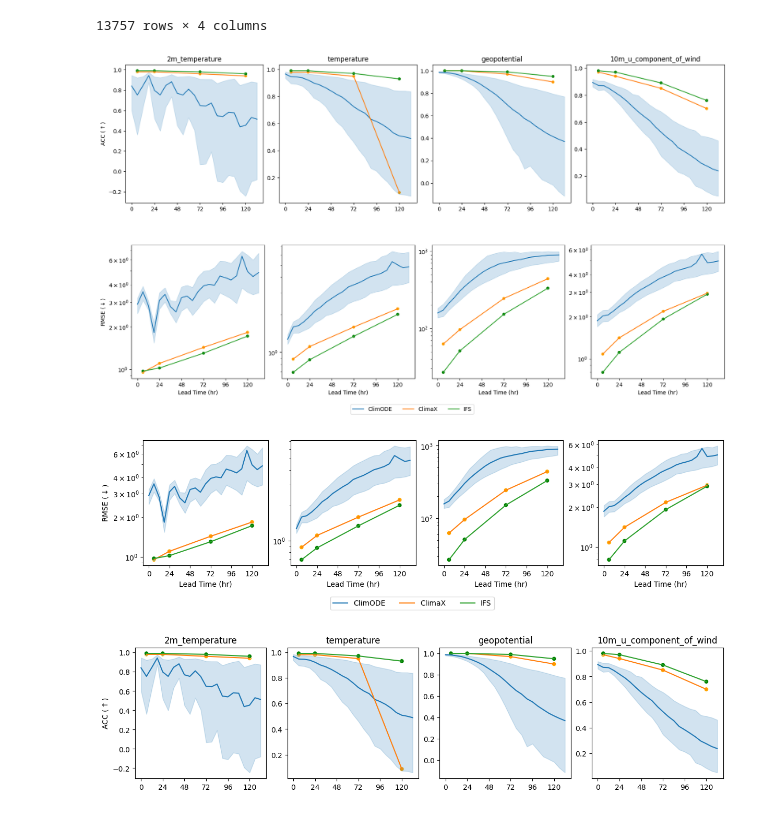
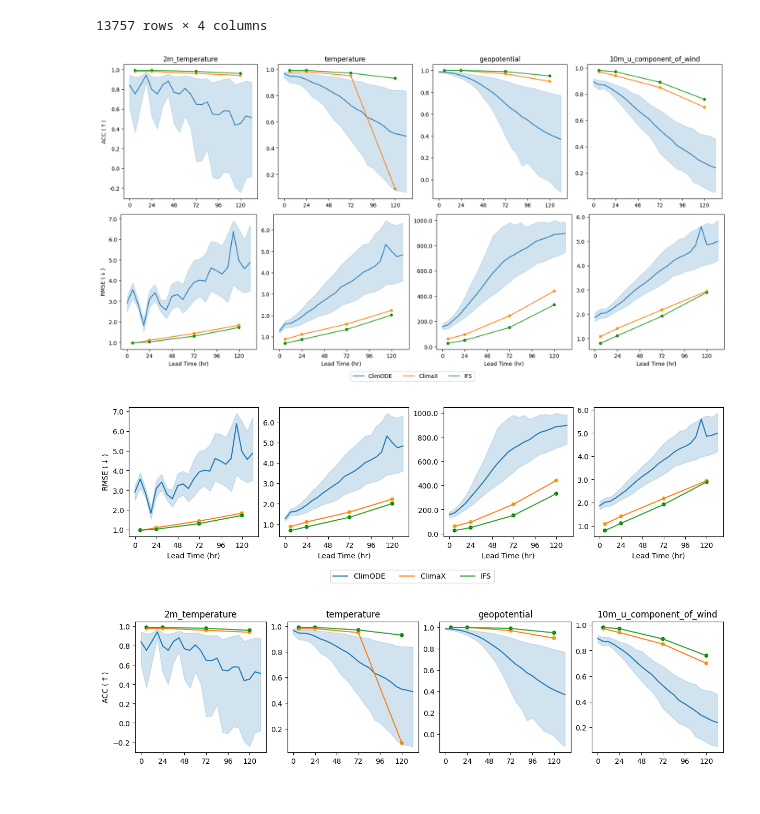
Before and after one commit to dataymeric/ClimODE, a Jupyter notebook: visualization/viz_notebook.ipynb, the cells around one changed output. Cells and saved outputs as stored; diff of their text form; code cells hidden in the pictures.

Commit message:
Update quantitative results figures

```diff
--- a/visualization/viz_notebook.ipynb
+++ b/visualization/viz_notebook.ipynb
@@ -78,8 +79,16 @@ df_acc
 | 13756 | 0.760000 | 120 | 10m_u_component_of_wind | IFS |
 13757 rows × 4 columns
 # %%
+from matplotlib.ticker import FuncFormatter
+
+
+# Define a function to format the ticks as decimal numbers
+def format_y_ticks(y, _):
+    return f"{y:.1f}"  # Format y with one decimal place
+
+
 # Create the main figure and subfigures for each row
-fig = plt.figure(constrained_layout=True, figsize=(8 * 2, 9))
+fig = plt.figure(constrained_layout=True, figsize=(8 * 2, 8))
 subfigs = fig.subfigures(nrows=2, ncols=1)
 
 # Titles for each column and row
@@ -111,39 +120,39 @@ for row, subfig in enumerate(subfigs):
             x="lead time",
             y=metric,
             hue="model",
             errorbar="pi",
             ax=ax,
             legend=False,
         )
-        ax.set_xticks(np.arange(0, df_acc['lead time'].max()+1, 24))
+        ax.set_xticks(np.arange(0, df_acc["lead time"].max() + 1, 24))
         # Add a title to the first subplot of each row to act as a column title
         if row == 0:
             ax.set_title(column_titles[col])
             ax.set_xlabel("")
             ax.set_ylabel(r"ACC ($\uparrow$)")
         else:
             ax.set_xlabel("Lead Time (hr)")
-            ax.set_yscale("log")
             ax.set_ylabel(r"RMSE ($\downarrow$)")
         if col != 0:
             ax.set_ylabel("")
         ax.set_box_aspect(1)
+        ax.yaxis.set_major_formatter(FuncFormatter(format_y_ticks))
 
 # Optional: Create a shared legend for the figure
 fig.legend(
     handles=axs[0].lines,
     labels=["ClimODE", "ClimaX", "IFS"],
     loc="lower center",
     bbox_to_anchor=(0.5, -0.05),
     ncol=3,
 )
 # plt.tight_layout()
 plt.savefig("./figs/acc_rmse.pdf", bbox_inches="tight", dpi=600)
 # %% [output]
-[figure, old version]
+[figure, new version]
 # %%
 # Create the main figure and subfigures for each row
-fig = plt.figure(constrained_layout=True, figsize=(12, 9))
+fig = plt.figure(constrained_layout=True, figsize=(12, 10))
 
 # Titles for each column and row
 column_titles = var_list
@@ -177,10 +186,11 @@ for col, ax in enumerate(axs):
         ax=ax,
         legend=False,
     )
-    ax.set_xticks(np.arange(0, df_acc['lead time'].max()+1, 24))
+    ax.set_xticks(np.arange(0, df_acc["lead time"].max() + 1, 24))
     # Add a title to the first subplot of each row to act as a column title
     ax.set_xlabel("Lead Time (hr)")
-    ax.set_yscale("log")
+    # ax.set_yscale("log")
+    ax.yaxis.set_major_formatter(FuncFormatter(format_y_ticks))
     ax.set_ylabel(r"RMSE ($\downarrow$)")
     if col != 0:
         ax.set_ylabel("")
@@ -191,13 +201,13 @@ fig.legend(
     handles=axs[0].lines,
     labels=["ClimODE", "ClimaX", "IFS"],
     loc="lower center",
-    bbox_to_anchor=(0.5, 0.265),
+    bbox_to_anchor=(0.5, 0.28),
     ncol=3,
 )
 # plt.tight_layout()
 plt.savefig("./figs/rmse.pdf", bbox_inches="tight", dpi=600)
 # %% [output]
-[figure, old version]
+[figure, new version]
 # %%
 # Create the main figure and subfigures for each row
 fig = plt.figure(constrained_layout=True, figsize=(12, 9))
```
Also changed, not shown: parts of 4 cells of this notebook, 6 other files.
